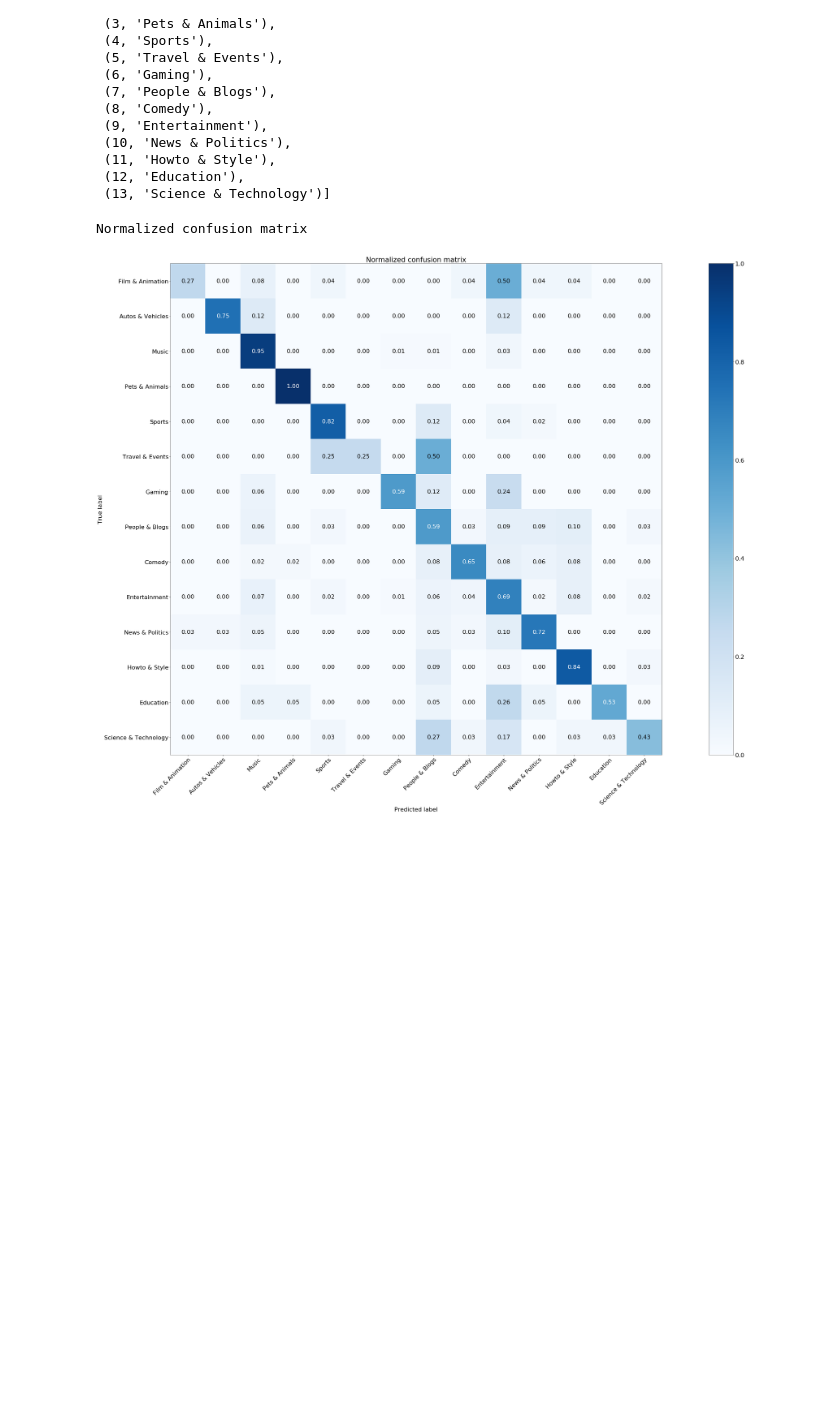
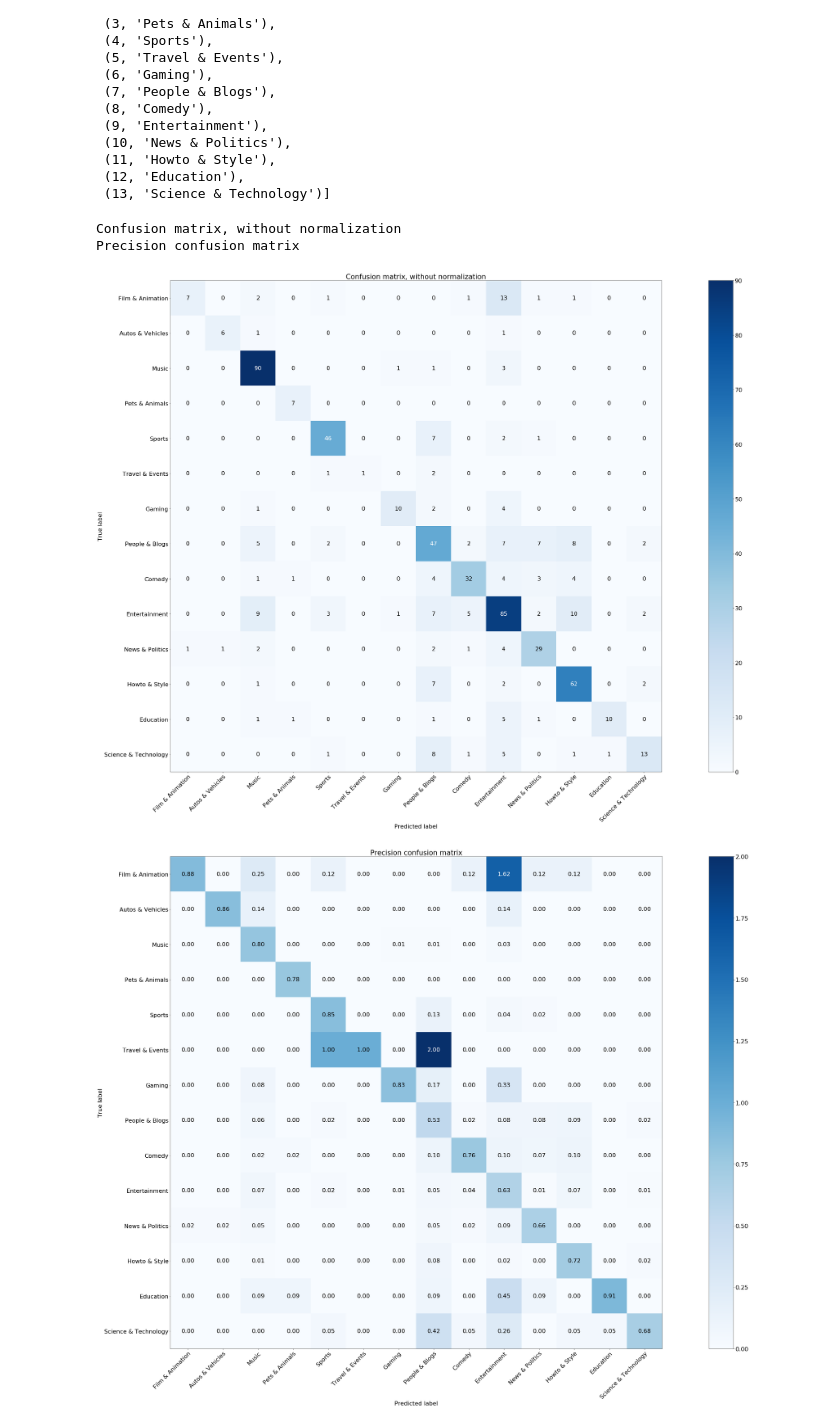
Before and after one commit to nwwnw-dam/Youtube-Data-Analysis, a Jupyter notebook: Category prediction with Ensemble Model.ipynb, the cells around one changed output. Cells and saved outputs as stored; diff of their text form; code cells hidden in the pictures; blank space fills up the shorter version.

```diff
--- a/Category prediction with Ensemble Model.ipynb
+++ b/Category prediction with Ensemble Model.ipynb
@@ -316,19 +321,24 @@ sorted(list(category_id_to_word.items()), key=lambda x: x[0])
  (13, 'Science & Technology')]
 # %%
 np.set_printoptions(precision=2)
-# -2 to remove the categories with too little samples
 class_names = np.array([i[1] for i in sorted(list(category_id_to_word.items()), key=lambda x: x[0])])
 
 # Plot non-normalized confusion matrix
 
-# plot_confusion_matrix(y_test, y_pred, classes=class_names,
-#                       title='Confusion matrix, without normalization')
+plot_confusion_matrix(y_test, y_pred, classes=class_names, type_of_plot="no_normalization",
+                      title='Confusion matrix, without normalization')
 
 # Plot normalized confusion matrix
-plot_confusion_matrix(y_test, y_pred, classes=class_names, normalize=True,
-                      title='Normalized confusion matrix')
+plot_confusion_matrix(y_test, y_pred, classes=class_names, type_of_plot="precision",
+                      title='Precision confusion matrix')
+
+plot_confusion_matrix(y_test, y_pred, classes=class_names, type_of_plot="recall",
+                      title='Recall confusion matrix')
+
 
 plt.show()
 # %% [output]
-Normalized confusion matrix
+Confusion matrix, without normalization
+Precision confusion matrix
-[figure, old version]
+[figure, new version]
+[figure, added]
```
Also changed, not shown: parts of 6 cells of this notebook, 7 other files.
